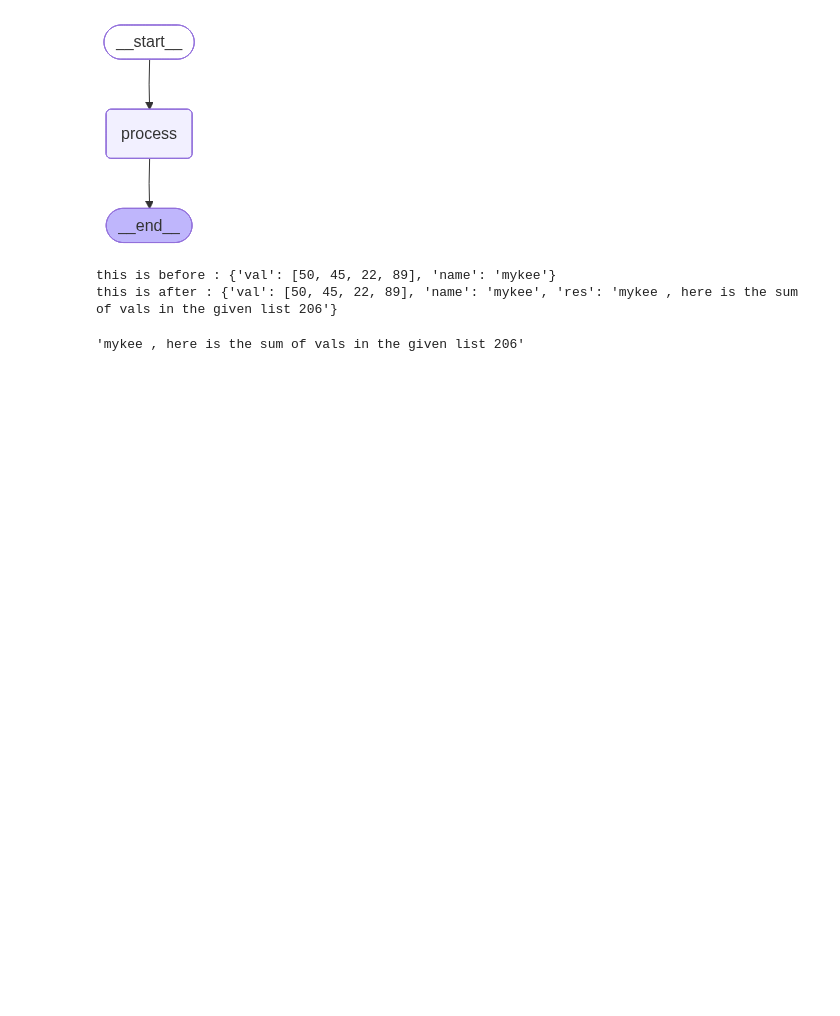
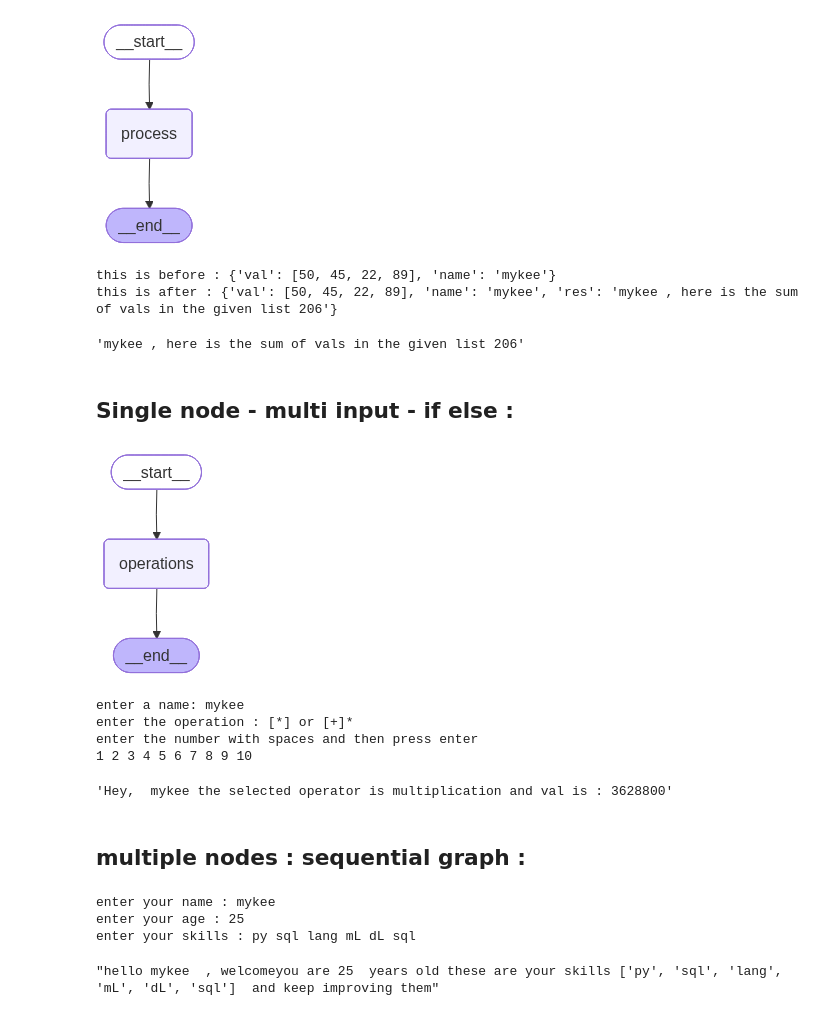
Before and after one commit to mahikshith/Langgraph, a Jupyter notebook: Adding_nodes.ipynb, the cells around one changed output. Cells and saved outputs as stored; diff of their text form; code cells hidden in the pictures; blank space fills up the shorter version.

```diff
--- a/Adding_nodes.ipynb
+++ b/Adding_nodes.ipynb
@@ -123,3 +123,5 @@ this is after : {'val': [50, 45, 22, 89], 'name': 'mykee', 'res': 'mykee , here
 ans["res"]
 # %% [output]
 'mykee , here is the sum of vals in the given list 206'
+# %% [markdown]
+## Single node - multi input - if else :
@@ -125,0 +139,64 @@ ans["res"]
+# %%
+# node
+
+import math
+
+def noder(state : operate) -> operate :
+
+  ''' thids node processes input via if-else'''
+
+  if state["operation"] == "+" :
+
+    state["result"] = f"Hey, {state["strin"]} the selected operator is sum and the value is : " + str(sum(state["val1"]))
+
+  elif state["operation"] == "*":
+    state["result"] = f"Hey,  {state["strin"]} the selected operator is multiplication and val is : " + str(math.prod(state["val1"]))
+
+  else :
+    state["result"] = "Invalid operation"
+
+  return state
+# %%
+# adding node to the state graph
+
+gf = StateGraph(operate)
+
+gf.add_node("operations",noder)
+
+gf.set_entry_point("operations")
+
+gf.set_finish_point("operations")
+
+app = gf.compile()
+# %%
+from IPython.display import Image, display
+
+display(Image(app.get_graph().draw_mermaid_png()))
+# %% [output]
+[figure, added]
+# %%
+  # val1 : List[int]
+  # strin : str
+  # operation : str
+  # result : str
+
+r = input("enter a name: ")
+
+k = input("enter the operation : [*] or [+]")
+
+print("enter the number with spaces and then press enter")
+
+li = list(map(int,input().split()))
+
+ans = app.invoke({"val1":li,"strin":r, "operation": k})
+# %% [output]
+enter a name: mykee
+enter the operation : [*] or [+]*
+enter the number with spaces and then press enter
+1 2 3 4 5 6 7 8 9 10
+# %%
+ans["result"]
+# %% [output]
+'Hey,  mykee the selected operator is multiplication and val is : 3628800'
+# %% [markdown]
+## multiple nodes : sequential  graph :
@@ -125,0 +259,14 @@ ans["res"]
+# %%
+name = input("enter your name : ")
+age = int(input("enter your age : "))
+skills = list(map(str,input("enter your skills : ").split()))
+
+ans = app.invoke({"name":name,"age":age,"skills":skills})
+# %% [output]
+enter your name : mykee
+enter your age : 25
+enter your skills : py sql lang mL dL sql
+# %%
+ans["result"]
+# %% [output]
+"hello mykee  , welcomeyou are 25  years old these are your skills ['py', 'sql', 'lang', 'mL', 'dL', 'sql']  and keep improving them"
```
Also changed, not shown: parts of 4 cells of this notebook.
